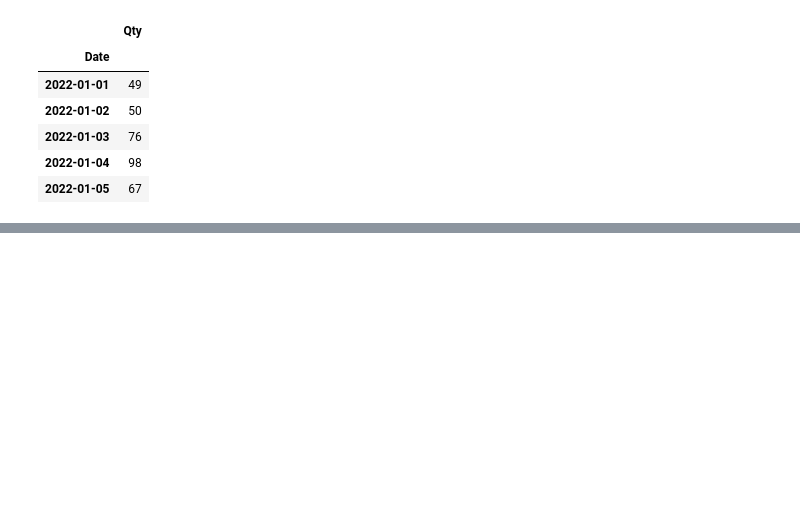
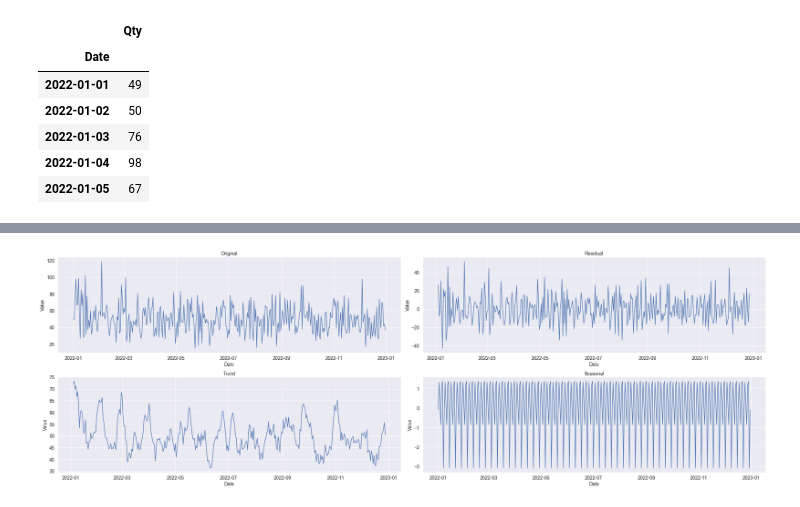
Before and after one commit to TheOX7/Final-Task-Kalbe, a Jupyter notebook: time_series.ipynb, the cells around one changed output, grey strips where cells are left out. Drawn from its saved outputs; the diff is of its cells as text; code cells hidden in the pictures; blank space fills up the shorter version.

```diff
--- a/time_series.ipynb
+++ b/time_series.ipynb
@@ -282,5 +286,5 @@ df.head()
 # %%
-# df['Date'] = pd.to_datetime(df['Date'])
+df['Date'] = pd.to_datetime(df['Date'])
 # %%
 df.info()
 # %% [output]
@@ -334,0 +329,34 @@ plt.show()
+# %%
+from statsmodels.tsa.seasonal import seasonal_decompose
+
+result = seasonal_decompose(df_grouped, model='additive')
+fig, axes = plt.subplots(2, 2, figsize=(30, 10))
+
+axes[0][0].set_title('Original', fontsize=14)
+axes[0][0].plot(result.observed)
+axes[0][0].tick_params(axis='both', which='major', labelsize=14)  # Atur ukuran xticks dan yticks
+axes[0][0].set_xlabel('Date', fontsize=14)  # Atur ukuran xlabel
+axes[0][0].set_ylabel('Value', fontsize=14)  # Atur ukuran ylabel
+
+axes[1][0].set_title('Trend', fontsize=14)
+axes[1][0].plot(result.trend)
+axes[1][0].tick_params(axis='both', which='major', labelsize=14)  # Atur ukuran xticks dan yticks
+axes[1][0].set_xlabel('Date', fontsize=14)  # Atur ukuran xlabel
+axes[1][0].set_ylabel('Value', fontsize=14)  # Atur ukuran ylabel
+
+axes[1][1].set_title('Seasonal', fontsize=14)
+axes[1][1].plot(result.seasonal)
+axes[1][1].tick_params(axis='both', which='major', labelsize=14)  # Atur ukuran xticks dan yticks
+axes[1][1].set_xlabel('Date', fontsize=14)  # Atur ukuran xlabel
+axes[1][1].set_ylabel('Value', fontsize=14)  # Atur ukuran ylabel
+
+axes[0][1].set_title('Residual', fontsize=14)
+axes[0][1].plot(result.resid)
+axes[0][1].tick_params(axis='both', which='major', labelsize=14)  # Atur ukuran xticks dan yticks
+axes[0][1].set_xlabel('Date', fontsize=14)  # Atur ukuran xlabel
+axes[0][1].set_ylabel('Value', fontsize=14)  # Atur ukuran ylabel
+
+plt.tight_layout()
+plt.show()
+# %% [output]
+[figure, added]
```
Also changed, not shown: parts of 42 cells of this notebook.
